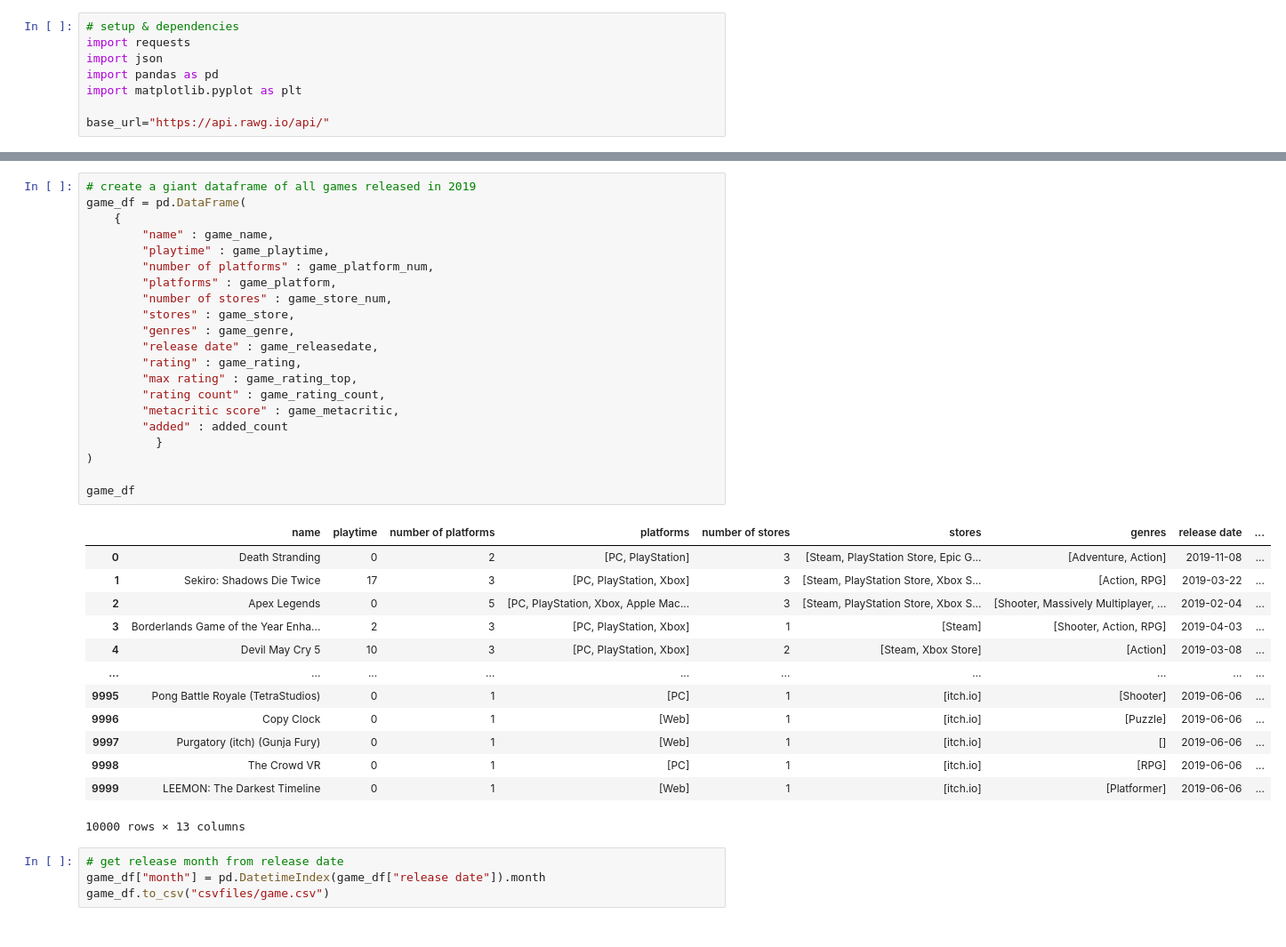
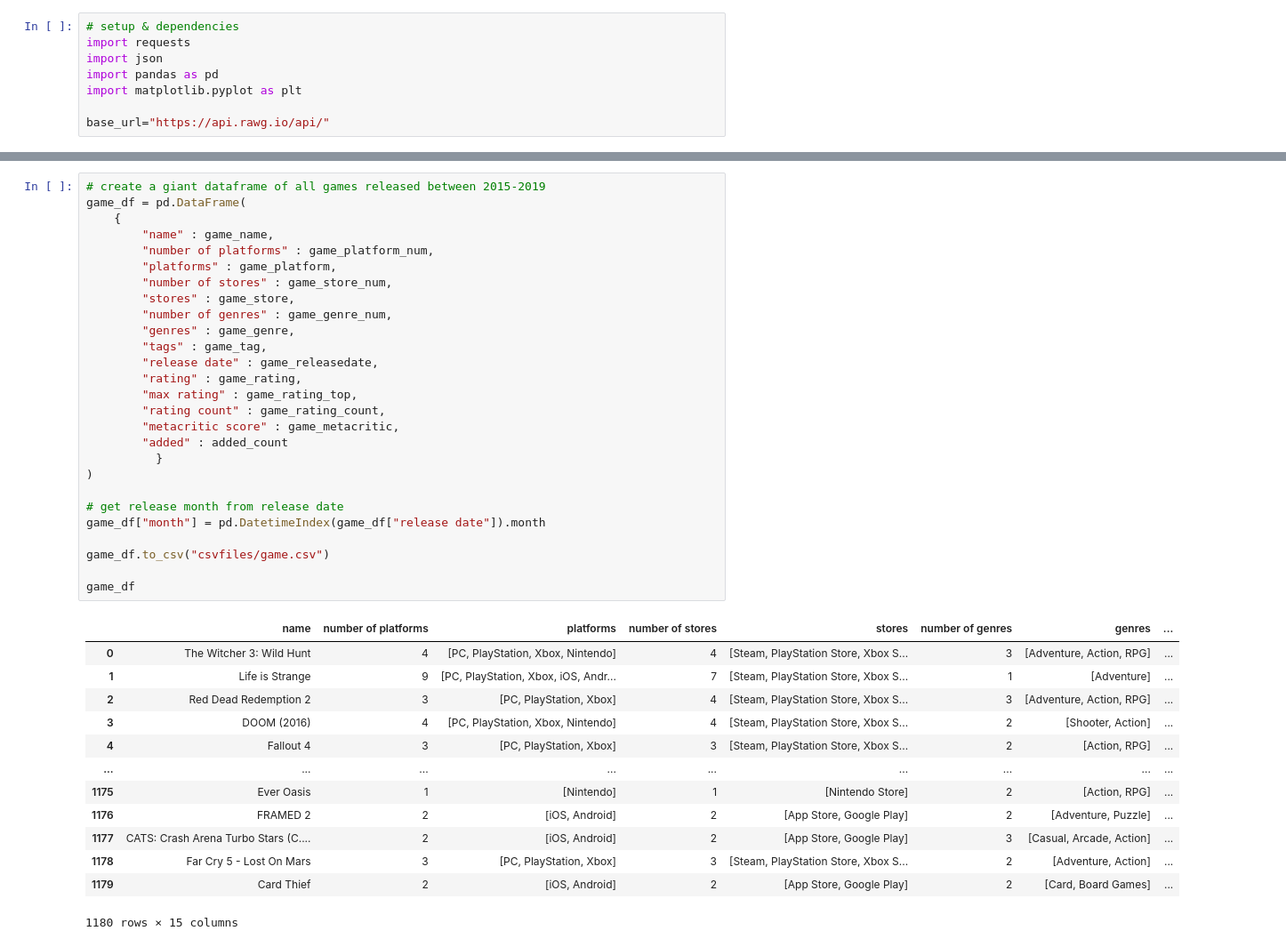
Before and after one commit to Rishi0406/project_1, a Jupyter notebook: getdata.ipynb, the cells around one changed output, grey strips where cells are left out. Shown at 89% size. Saved outputs shown, nothing was run; the diff lists cells and outputs as text.

```diff
--- a/getdata.ipynb
+++ b/getdata.ipynb
@@ -177,41 +191,43 @@ https://api.rawg.io/api/games?dates=2019-01-01,2019-12-31&page=500
 # %%
-# create a giant dataframe of all games released in 2019
+# create a giant dataframe of all games released between 2015-2019
 game_df = pd.DataFrame(
     {
         "name" : game_name,
-        "playtime" : game_playtime,
         "number of platforms" : game_platform_num,
         "platforms" : game_platform,
         "number of stores" : game_store_num,
         "stores" : game_store,
+        "number of genres" : game_genre_num,
         "genres" : game_genre,
+        "tags" : game_tag,
         "release date" : game_releasedate,
         "rating" : game_rating,
         "max rating" : game_rating_top,
         "rating count" : game_rating_count,
         "metacritic score" : game_metacritic,
         "added" : added_count
           }
 )
 
+# get release month from release date
+game_df["month"] = pd.DatetimeIndex(game_df["release date"]).month
+
+game_df.to_csv("csvfiles/game.csv")
+
 game_df
 # %% [output]
-|  | name | playtime | number of platforms | platforms | number of stores | stores | genres | release date | ... |
-| 0 | Death Stranding | 0 | 2 | [PC, PlayStation] | 3 | [Steam, PlayStation Store, Epic G... | [Adventure, Action] | 2019-11-08 | ... |
-| 1 | Sekiro: Shadows Die Twice | 17 | 3 | [PC, PlayStation, Xbox] | 3 | [Steam, PlayStation Store, Xbox S... | [Action, RPG] | 2019-03-22 | ... |
-| 2 | Apex Legends | 0 | 5 | [PC, PlayStation, Xbox, Apple Mac... | 3 | [Steam, PlayStation Store, Xbox S... | [Shooter, Massively Multiplayer, ... | 2019-02-04 | ... |
-| 3 | Borderlands Game of the Year Enha... | 2 | 3 | [PC, PlayStation, Xbox] | 1 | [Steam] | [Shooter, Action, RPG] | 2019-04-03 | ... |
-| 4 | Devil May Cry 5 | 10 | 3 | [PC, PlayStation, Xbox] | 2 | [Steam, Xbox Store] | [Action] | 2019-03-08 | ... |
-| ... | ... | ... | ... | ... | ... | ... | ... | ... | ... |
-| 9995 | Pong Battle Royale (TetraStudios) | 0 | 1 | [PC] | 1 | [itch.io] | [Shooter] | 2019-06-06 | ... |
-| 9996 | Copy Clock | 0 | 1 | [Web] | 1 | [itch.io] | [Puzzle] | 2019-06-06 | ... |
-| 9997 | Purgatory (itch) (Gunja Fury) | 0 | 1 | [Web] | 1 | [itch.io] | [] | 2019-06-06 | ... |
-| 9998 | The Crowd VR | 0 | 1 | [PC] | 1 | [itch.io] | [RPG] | 2019-06-06 | ... |
-| 9999 | LEEMON: The Darkest Timeline | 0 | 1 | [Web] | 1 | [itch.io] | [Platformer] | 2019-06-06 | ... |
+|  | name | number of platforms | platforms | number of stores | stores | number of genres | genres | ... |
+| 0 | The Witcher 3: Wild Hunt | 4 | [PC, PlayStation, Xbox, Nintendo] | 4 | [Steam, PlayStation Store, Xbox S... | 3 | [Adventure, Action, RPG] | ... |
+| 1 | Life is Strange | 9 | [PC, PlayStation, Xbox, iOS, Andr... | 7 | [Steam, PlayStation Store, Xbox S... | 1 | [Adventure] | ... |
+| 2 | Red Dead Redemption 2 | 3 | [PC, PlayStation, Xbox] | 4 | [Steam, PlayStation Store, Xbox S... | 3 | [Adventure, Action, RPG] | ... |
+| 3 | DOOM (2016) | 4 | [PC, PlayStation, Xbox, Nintendo] | 4 | [Steam, PlayStation Store, Xbox S... | 2 | [Shooter, Action] | ... |
+| 4 | Fallout 4 | 3 | [PC, PlayStation, Xbox] | 3 | [Steam, PlayStation Store, Xbox S... | 2 | [Action, RPG] | ... |
+| ... | ... | ... | ... | ... | ... | ... | ... | ... |
+| 1175 | Ever Oasis | 1 | [Nintendo] | 1 | [Nintendo Store] | 2 | [Action, RPG] | ... |
+| 1176 | FRAMED 2 | 2 | [iOS, Android] | 2 | [App Store, Google Play] | 2 | [Adventure, Puzzle] | ... |
+| 1177 | CATS: Crash Arena Turbo Stars (C.... | 2 | [iOS, Android] | 2 | [App Store, Google Play] | 3 | [Casual, Arcade, Action] | ... |
+| 1178 | Far Cry 5 - Lost On Mars | 3 | [PC, PlayStation, Xbox] | 3 | [Steam, PlayStation Store, Xbox S... | 2 | [Adventure, Action] | ... |
+| 1179 | Card Thief | 2 | [iOS, Android] | 2 | [App Store, Google Play] | 2 | [Card, Board Games] | ... |
-10000 rows × 13 columns
+1180 rows × 15 columns
-# %%
-# get release month from release date
-game_df["month"] = pd.DatetimeIndex(game_df["release date"]).month
-game_df.to_csv("csvfiles/game.csv")
 # %%
 # dataframe with only games that have a rating score of >0
```
Also changed, not shown: parts of 9 cells of this notebook, 7 other files.
